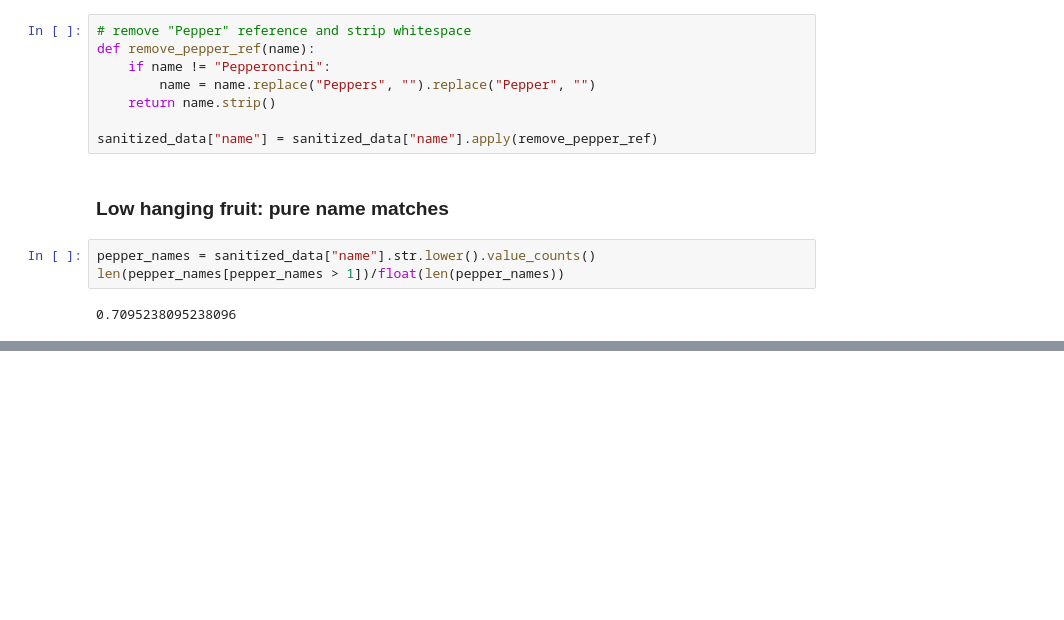
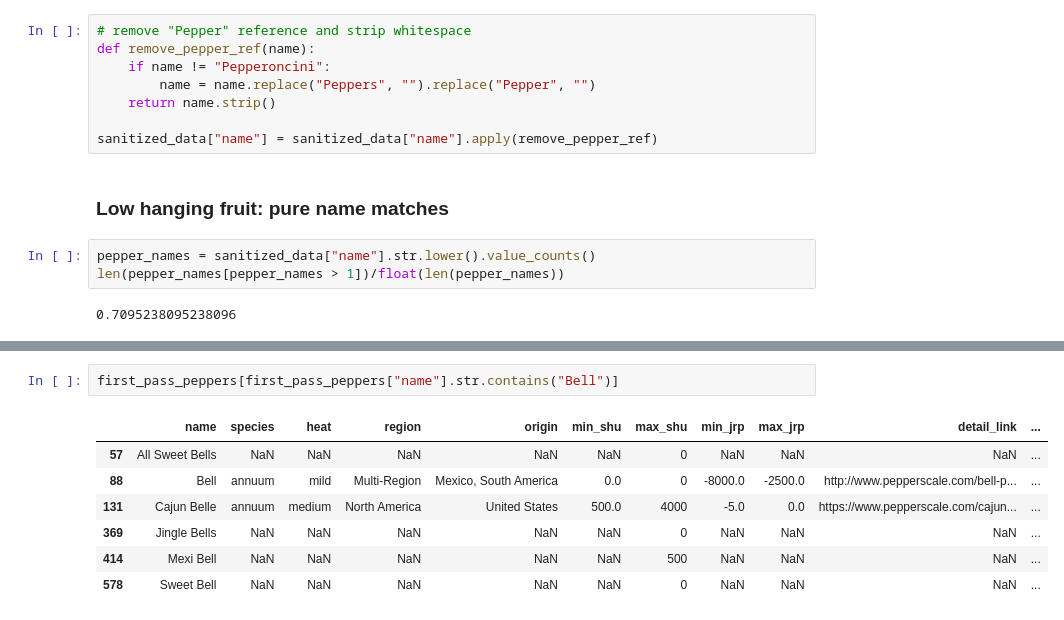
Before and after one commit to alemosie/hot_peppers, a Jupyter notebook: notebooks/dedup_data.ipynb, the cells around one changed output, grey strips where cells are left out. Drawn from its saved outputs; the diff is of its cells as text; blank space fills up the shorter version.

```diff
--- a/notebooks/dedup_data.ipynb
+++ b/notebooks/dedup_data.ipynb
@@ -119,0 +185,10 @@ first_pass_peppers
+# %%
+first_pass_peppers[first_pass_peppers["name"].str.contains("Bell")]
+# %% [output]
+|  | name | species | heat | region | origin | min_shu | max_shu | min_jrp | max_jrp | detail_link | ... |
+| 57 | All Sweet Bells | NaN | NaN | NaN | NaN | NaN | 0 | NaN | NaN | NaN | ... |
+| 88 | Bell | annuum | mild | Multi-Region | Mexico, South America | 0.0 | 0 | -8000.0 | -2500.0 | http://www.pepperscale.com/bell-p... | ... |
+| 131 | Cajun Belle | annuum | medium | North America | United States | 500.0 | 4000 | -5.0 | 0.0 | https://www.pepperscale.com/cajun... | ... |
+| 369 | Jingle Bells | NaN | NaN | NaN | NaN | NaN | 0 | NaN | NaN | NaN | ... |
+| 414 | Mexi Bell | NaN | NaN | NaN | NaN | NaN | 500 | NaN | NaN | NaN | ... |
+| 578 | Sweet Bell | NaN | NaN | NaN | NaN | NaN | 0 | NaN | NaN | NaN | ... |
```
Also changed, not shown: parts of 14 cells of this notebook, 2 other files.
